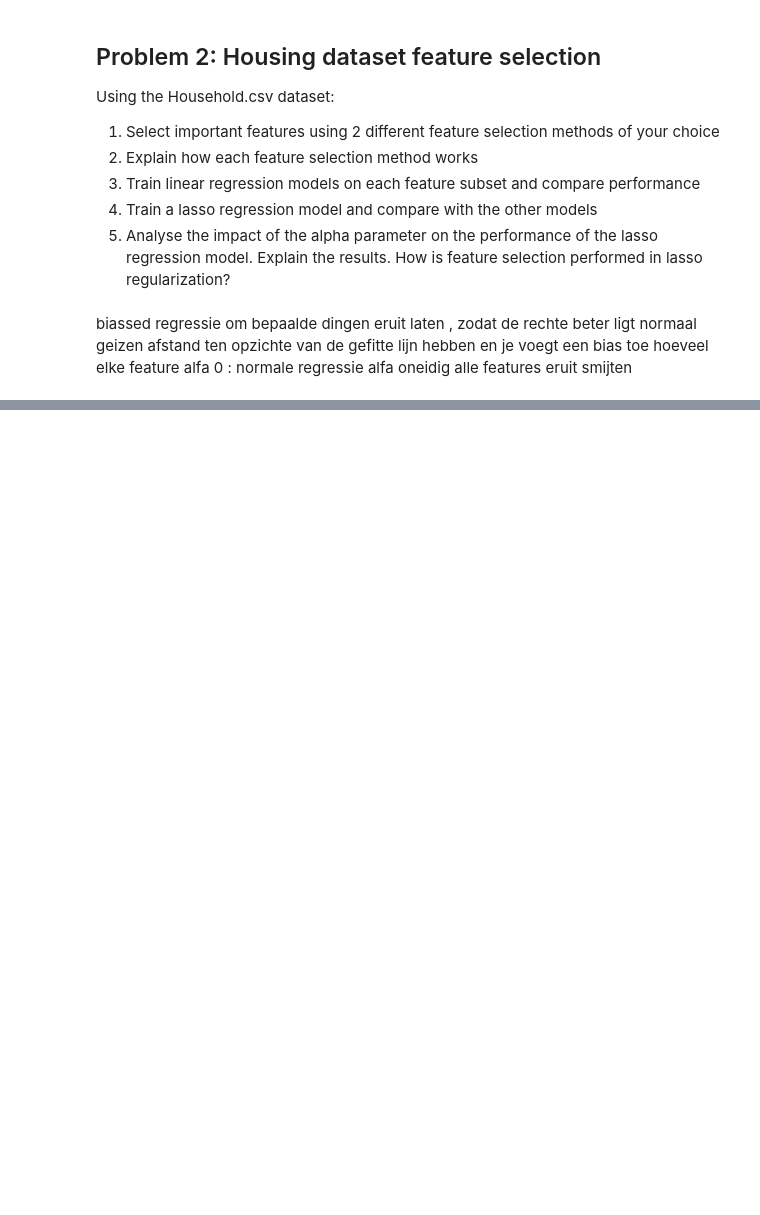
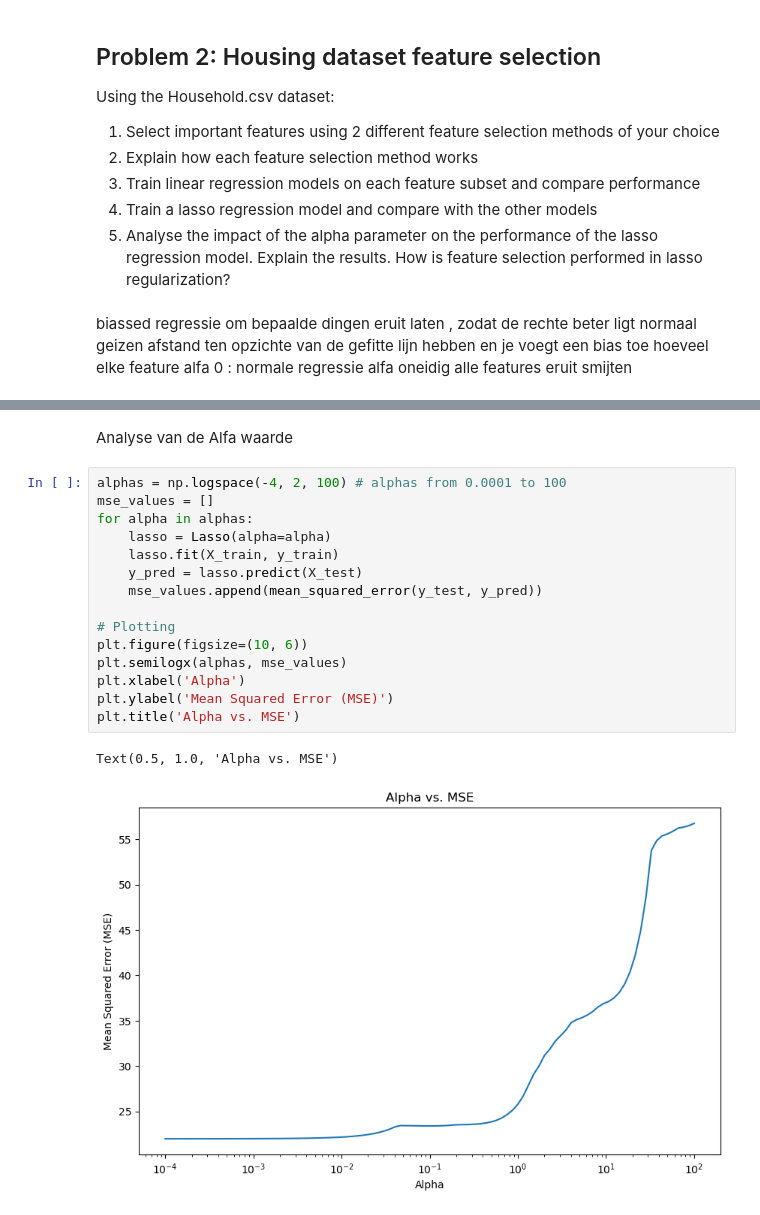
Before and after one commit to ThibautBeck1/machine_learning, a Jupyter notebook: lab2/lab2.ipynb, the cells around one changed output, grey strips where cells are left out. Cells and saved outputs as stored; diff of their text form; blank space fills up the shorter version.

```diff
--- a/lab2/lab2.ipynb
+++ b/lab2/lab2.ipynb
@@ -399,0 +447,20 @@ Lasso: R² = 0.693, RMSE = 4.780
+# %% [markdown]
+Analyse van de Alfa waarde
+# %%
+alphas = np.logspace(-4, 2, 100) # alphas from 0.0001 to 100
+mse_values = []
+for alpha in alphas:
+    lasso = Lasso(alpha=alpha)
+    lasso.fit(X_train, y_train)
+    y_pred = lasso.predict(X_test)
+    mse_values.append(mean_squared_error(y_test, y_pred))
+
+# Plotting
+plt.figure(figsize=(10, 6))
+plt.semilogx(alphas, mse_values)
+plt.xlabel('Alpha')
+plt.ylabel('Mean Squared Error (MSE)')
+plt.title('Alpha vs. MSE')
+# %% [output]
+Text(0.5, 1.0, 'Alpha vs. MSE')
+[figure, added]
```
Also changed, not shown: parts of 58 cells of this notebook.
